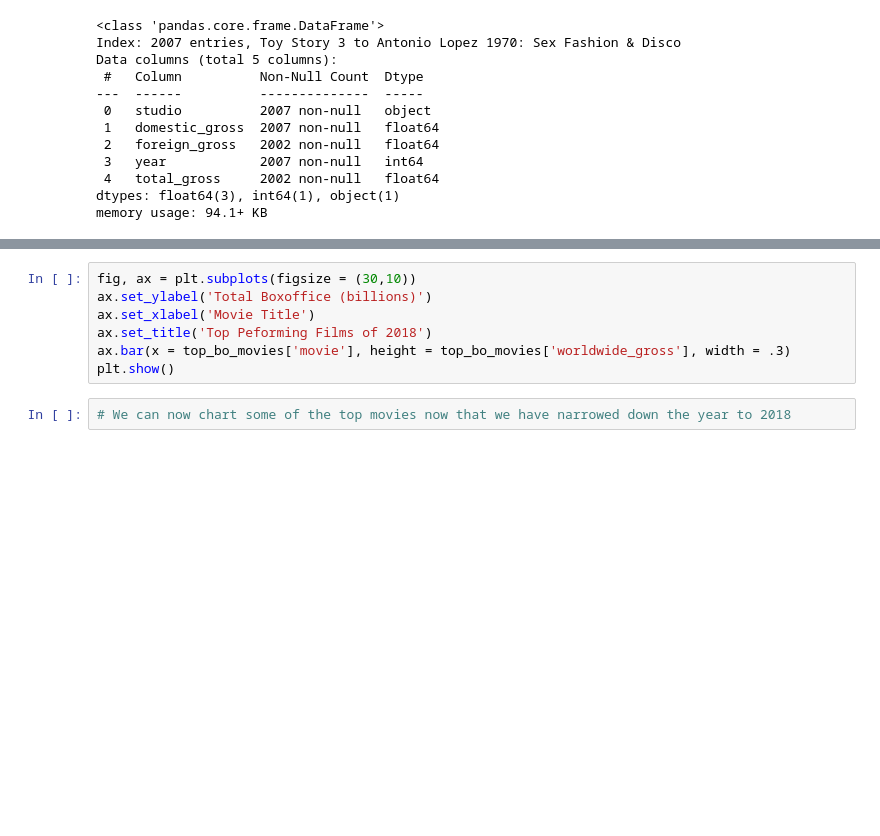
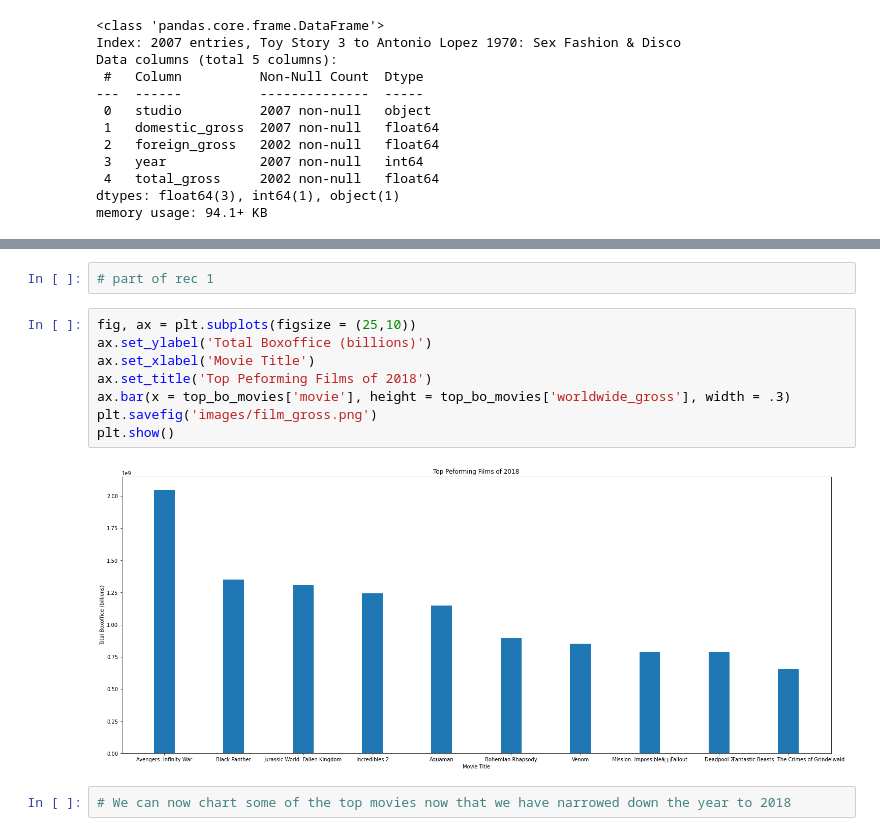
Before and after one commit to tonymbennett5/MovieDataProject-, a Jupyter notebook: dsc-phase1-project-template.ipynb, the cells around one changed output, grey strips where cells are left out. Saved outputs shown, nothing was run; the diff lists cells and outputs as text; blank space fills up the shorter version.

```diff
--- a/dsc-phase1-project-template.ipynb
+++ b/dsc-phase1-project-template.ipynb
@@ -329,10 +290,15 @@ NameError: name 'movie_prod' is not defined
+# %%
+# part of rec 1
 # %%
-fig, ax = plt.subplots(figsize = (30,10))
+fig, ax = plt.subplots(figsize = (25,10))
 ax.set_ylabel('Total Boxoffice (billions)')
 ax.set_xlabel('Movie Title')
 ax.set_title('Top Peforming Films of 2018')
 ax.bar(x = top_bo_movies['movie'], height = top_bo_movies['worldwide_gross'], width = .3)
+plt.savefig('images/film_gross.png')
 plt.show()
+# %% [output]
+[figure, added]
 # %%
 # We can now chart some of the top movies now that we have narrowed down the year to 2018
 # %%
```
Also changed, not shown: parts of 78 cells of this notebook, 8 other files.
